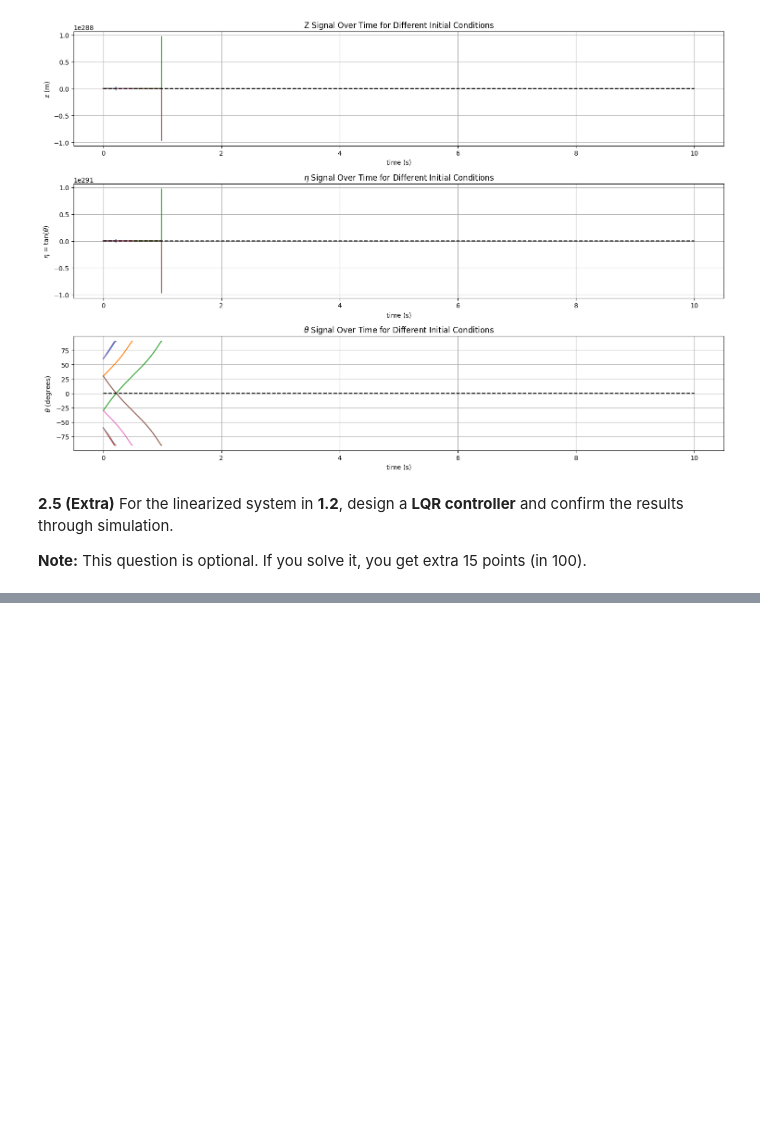
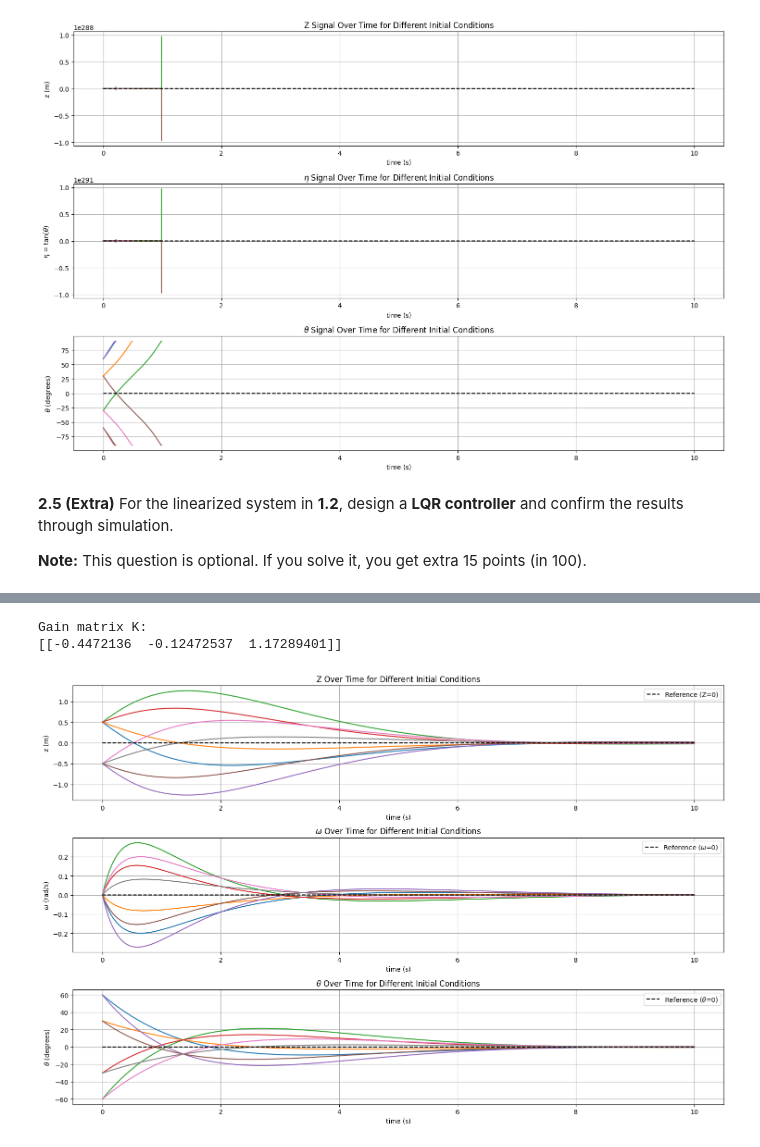
Before and after one commit to brumocas/CO_Projects, a Jupyter notebook: Final/CO_project1and2.ipynb, the cells around one changed output, grey strips where cells are left out. Saved outputs shown, nothing was run; the diff lists cells and outputs as text; code cells hidden in the pictures; blank space fills up the shorter version.

```diff
--- a/Final/CO_project1and2.ipynb
+++ b/Final/CO_project1and2.ipynb
@@ -682,11 +700,13 @@ import numpy as np
 from scipy import integrate
 import matplotlib.pyplot as plt
 
+# Constants
+vd = 1
+d1 = -3
+d2 = -12
+m = 0.9
 k1 = 1
 k2 = 1
-m = 0.9
-d1 = -3
-d2 = -12
 zd = 1
 
 # Nonlinear System
@@ -1188,0 +1274,57 @@ For the linearized system in **1.2**, design a **LQR controller** and confirm th
+# %%
+# System parameters
+vd = 1
+d1 = -3
+m = 0.9
+zd = 1
+
+# Define system matrices
+A = np.array([[0, 1, -vd],
+              [0, d1, 0],
+              [0, 0, 0]])
+
+B = np.array([[0],
+              [m * vd],
+              [1]])
+
+# Define weighting matrices
+Q = np.array([[1, 0, 0],
+              [0, 1, 0],
+              [0, 0, 1]]) * 1
+
+R = np.array([[1]]) * 5
+
+# Solve Riccati equation to get P
+P = solve_continuous_are(A, B, Q, R)
+
+# Compute the LQR gain matrix K
+K = np.dot(inv(R), np.dot(B.T, P))
+
+print("Gain matrix K:")
+print(K)
+# %% [output]
+Gain matrix K:
+[[-0.4472136  -0.12472537  1.17289401]]
+# %%
+# Compute closed-loop system matrix A_cl
+A_cl = A - np.dot(B, K)
+
+# Parameters for simulation
+dt = 0.001
+t_end = 10
+x_initial_conditions = [
+    np.array([0.5, 0.0, np.pi/3]),
+    np.array([0.5, 0.0, np.pi/6]),
+    np.array([0.5, 0.0, -np.pi/3]),
+    np.array([0.5, 0.0, -np.pi/6]),
+    np.array([-0.5, 0.0, np.pi/3]),
+    np.array([-0.5, 0.0, np.pi/6]),
+    np.array([-0.5, 0.0, -np.pi/3]),
+    np.array([-0.5, 0.0, -np.pi/6]),
+]
+
+# Simulate and plot
+t_signal, x_signals = simulate_system_lqr(A_cl, dt, t_end, x_initial_conditions)
+plot_results(t_signal, x_signals)
+# %% [output]
+[figure, added]
```
Also changed, not shown: parts of 4 cells of this notebook.
